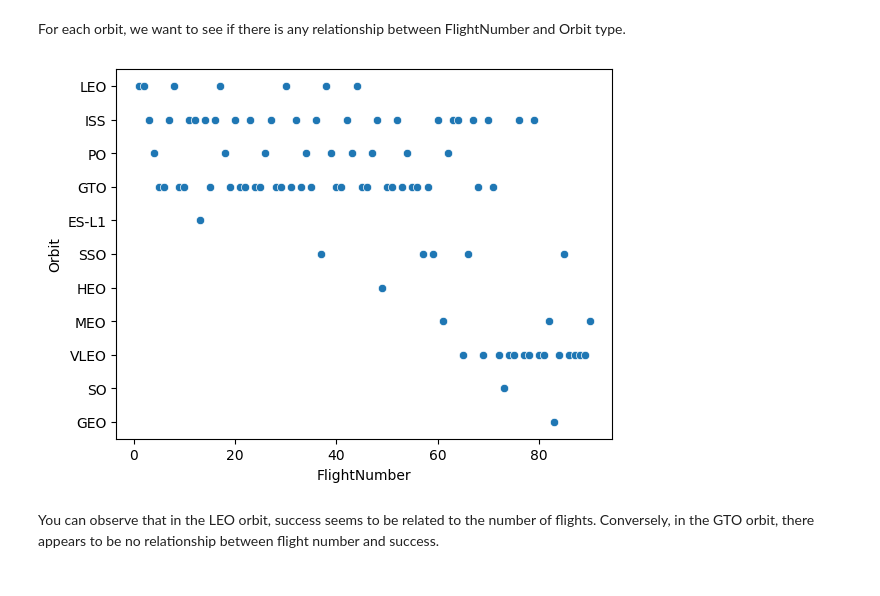
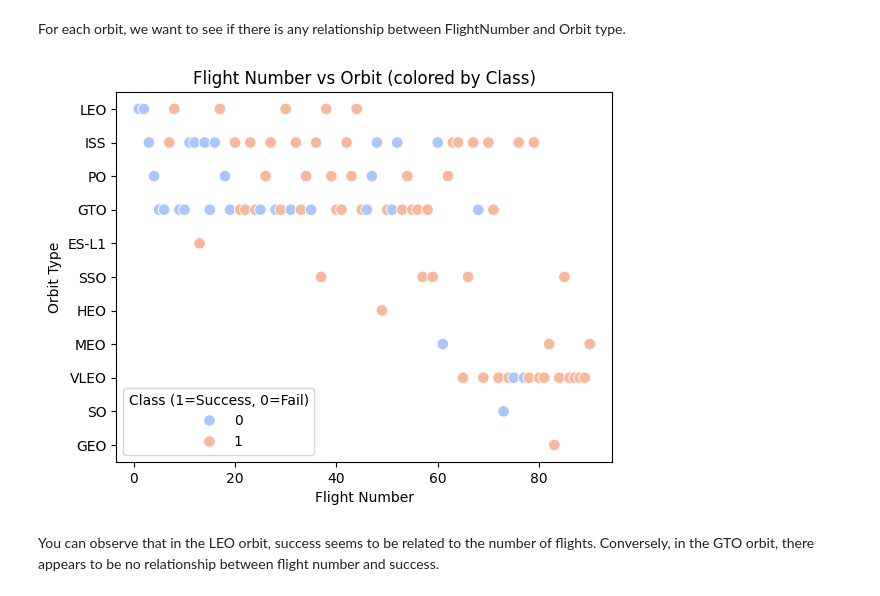
Before and after one commit to TheCodeGhoul/SpaceX, a Jupyter notebook: edadataviz.ipynb, the cells around one changed output. Saved outputs shown, nothing was run; the diff lists cells and outputs as text; code cells hidden in the pictures.

```diff
--- a/edadataviz.ipynb
+++ b/edadataviz.ipynb
@@ -133,10 +133,14 @@ Analyze the plotted bar chart to identify which orbits have the highest success
 For each orbit, we want to see if there is any relationship between FlightNumber and Orbit type.
 # %%
 # Plot a scatter point chart with x axis to be FlightNumber and y axis to be the Orbit, and hue to be the class value
-
-sns.scatterplot(data=df, x="FlightNumber", y="Orbit"); plt.show()
+sns.scatterplot(data=df, x="FlightNumber", y="Orbit", hue="Class", palette="coolwarm", s=70)
+plt.title("Flight Number vs Orbit (colored by Class)")
+plt.xlabel("Flight Number")
+plt.ylabel("Orbit Type")
+plt.legend(title="Class (1=Success, 0=Fail)")
+plt.show()
 # %% [output]
-[figure, old version]
+[figure, new version]
 # %% [markdown]
 You can observe that in the LEO orbit, success seems to be related to the number of flights. Conversely, in the GTO orbit, there appears to be no relationship between flight number and success.
 # %% [markdown]
```
Also changed, not shown: parts of 1 cell of this notebook.
